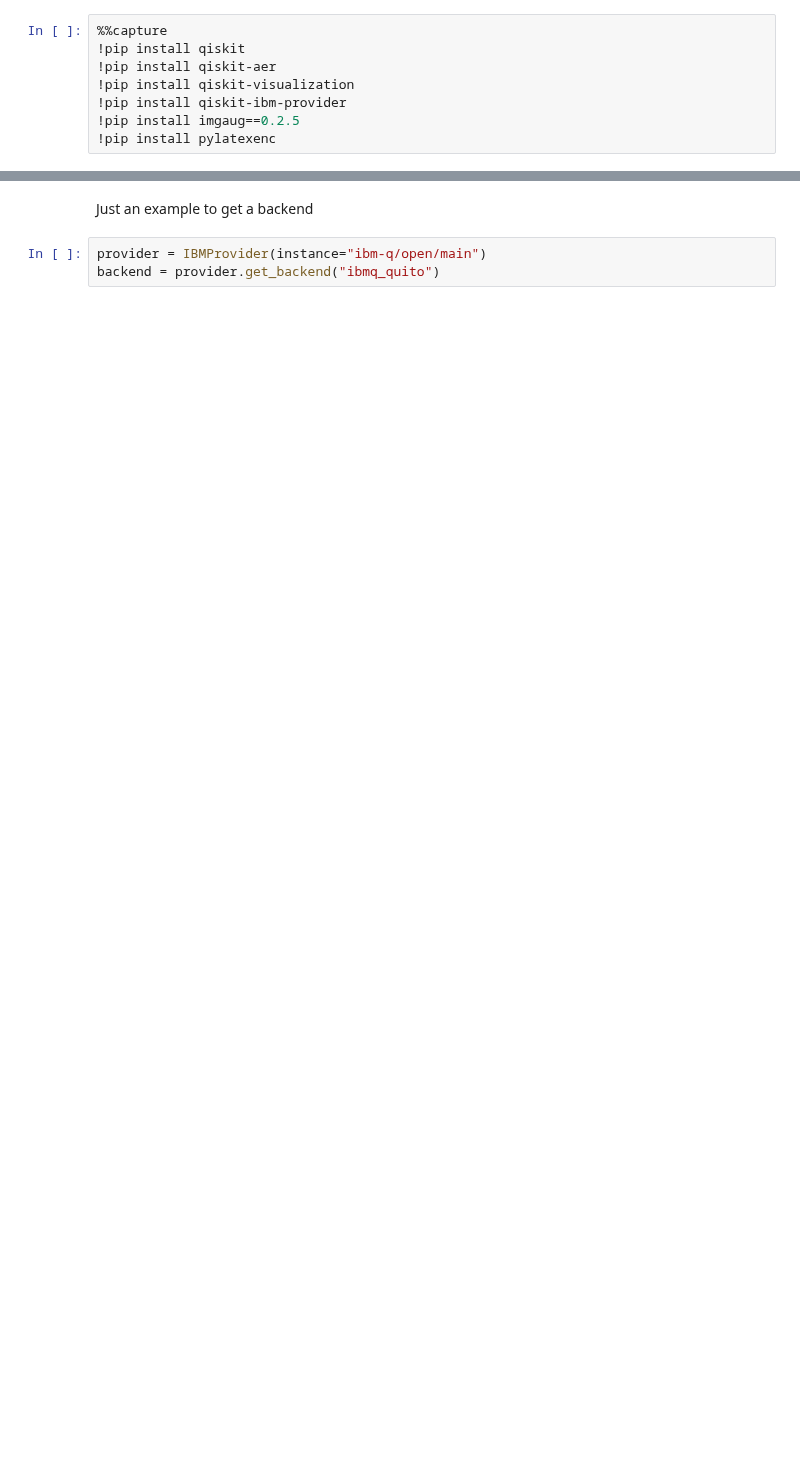
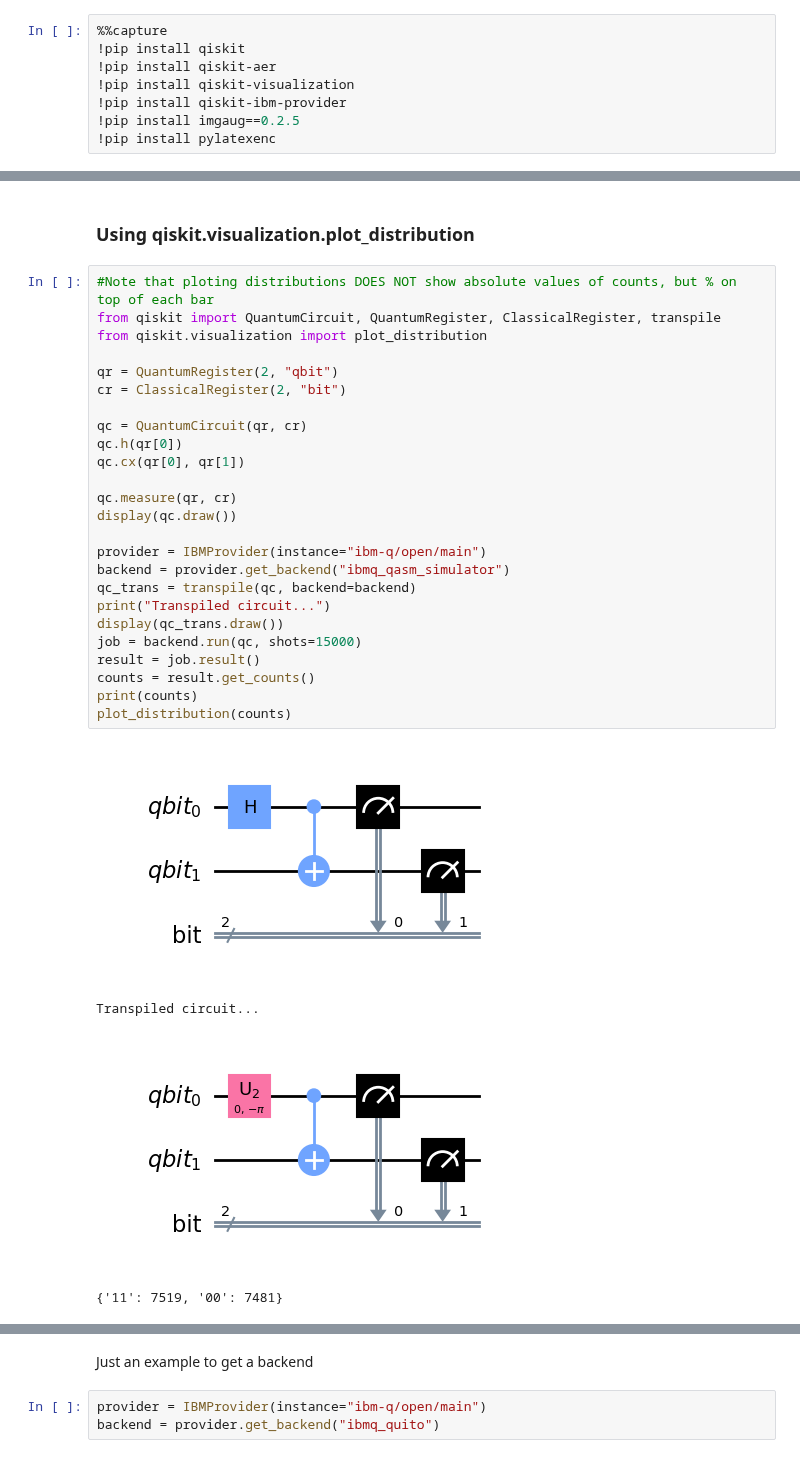
Before and after one commit to mrromaniuc/quantum-computing, a Jupyter notebook: IBMCertifiedAssociateDeveloperQiskit/9.2-Plot_a_Histogram.ipynb, the cells around one changed output, grey strips where cells are left out. Cells and saved outputs as stored; diff of their text form; blank space fills up the shorter version.

```diff
--- a/IBMCertifiedAssociateDeveloperQiskit/9.2-Plot_a_Histogram.ipynb
+++ b/IBMCertifiedAssociateDeveloperQiskit/9.2-Plot_a_Histogram.ipynb
@@ -87,0 +87,32 @@ q_1: ─────┤ X ├
+# %% [markdown]
+### Using qiskit.visualization.plot_distribution
+# %%
+#Note that ploting distributions DOES NOT show absolute values of counts, but % on top of each bar
+from qiskit import QuantumCircuit, QuantumRegister, ClassicalRegister, transpile
+from qiskit.visualization import plot_distribution
+
+qr = QuantumRegister(2, "qbit")
+cr = ClassicalRegister(2, "bit")
+
+qc = QuantumCircuit(qr, cr)
+qc.h(qr[0])
+qc.cx(qr[0], qr[1])
+
+qc.measure(qr, cr)
+display(qc.draw())
+
+provider = IBMProvider(instance="ibm-q/open/main")
+backend = provider.get_backend("ibmq_qasm_simulator")
+qc_trans = transpile(qc, backend=backend)
+print("Transpiled circuit...")
+display(qc_trans.draw())
+job = backend.run(qc, shots=15000)
+result = job.result()
+counts = result.get_counts()
+print(counts)
+plot_distribution(counts)
+# %% [output]
+[figure, added]
+Transpiled circuit...
+[figure, added]
+{'11': 7519, '00': 7481}
```
Also changed, not shown: parts of 12 cells of this notebook.
